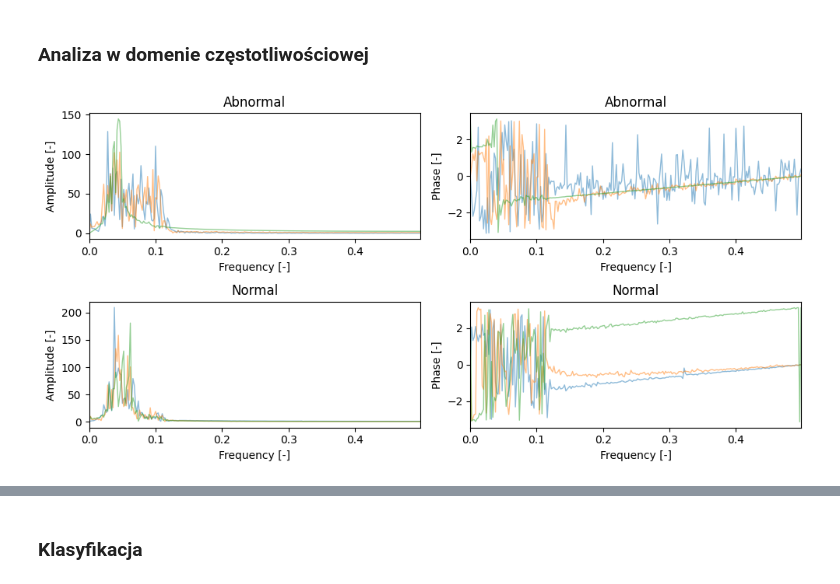
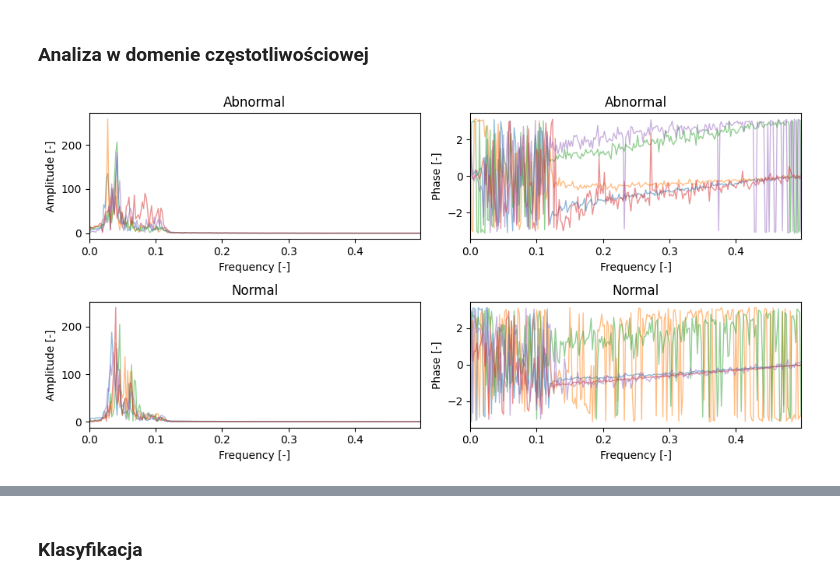
Before and after one commit to Kacper-Marciniak/Kurs-AI, a Jupyter notebook: Student/P8/Projekt8_TimeSeries.ipynb, the cells around one changed output, grey strips where cells are left out. Cells and saved outputs as stored; diff of their text form; code cells hidden in the pictures.

```diff
--- a/Student/P8/Projekt8_TimeSeries.ipynb
+++ b/Student/P8/Projekt8_TimeSeries.ipynb
@@ -124,32 +121,40 @@ Class: Normal
         Min: -2.695 (0.392)
 # %% [markdown]
 ### Analiza w domenie częstotliwościowej
+# %%
+def get_fft_data(data: np.ndarray) -> np.ndarray:
+    fft = np.fft.fft(np.array(data, dtype=float))
+    freq = np.fft.fftfreq(fft.shape[-1])
+    fft = fft[freq >= 0]
+    freq = freq[freq >= 0]
+    amplitude = (fft.real**2 + fft.imag**2)**.5
+    phase = np.arctan2(fft.imag, fft.real)
+    return freq, amplitude, phase
+
+def transform_to_freq_domain(data: np.ndarray) -> np.ndarray:
+    return np.array([get_fft_data(d)[1] for d in data], dtype=np.float64)
 # %%
 import matplotlib.pyplot as plt
 import numpy as np
 
 fig,axes = plt.subplots(nrows=len(CLASS_NAMES),ncols=2,figsize=(10,5))
 for i in range(len(axes)):
-    for j in range(3):
-        index = np.where(y_test == i)[0][j]
-        fft = np.fft.fft(np.array(X_test[index], dtype=float))
-        freq = np.fft.fftfreq(fft.shape[-1])
-        fft = fft[freq >= 0]
-        freq = freq[freq >= 0]
-        amplitude = (fft.real**2 + fft.imag**2)**.5
-        phase = np.arctan2(fft.imag, fft.real)
+    for j in range(5):
+        index = np.where(y_train == i)[0][j]
+        freq, amplitude, phase = get_fft_data(X_train[index])
+
 
         axes[i][0].plot(freq, amplitude, linewidth=1, alpha=0.5)
         axes[i][1].plot(freq, phase, linewidth=1, alpha=0.5)
     for j in range(2):
         axes[i][j].set_title(f"{CLASS_NAMES[i]}")
         axes[i][j].set_xlabel("Frequency [-]")
         axes[i][j].set_xlim(0, freq.max())
     axes[i][0].set_ylabel("Amplitude [-]")
     axes[i][1].set_ylabel("Phase [-]")
     #ax.set_ylim(-4, 4)
 
 plt.tight_layout()
 plt.show()
 # %% [output]
-[figure, old version]
+[figure, new version]
```
Also changed, not shown: parts of 37 cells of this notebook, 1 other file.
